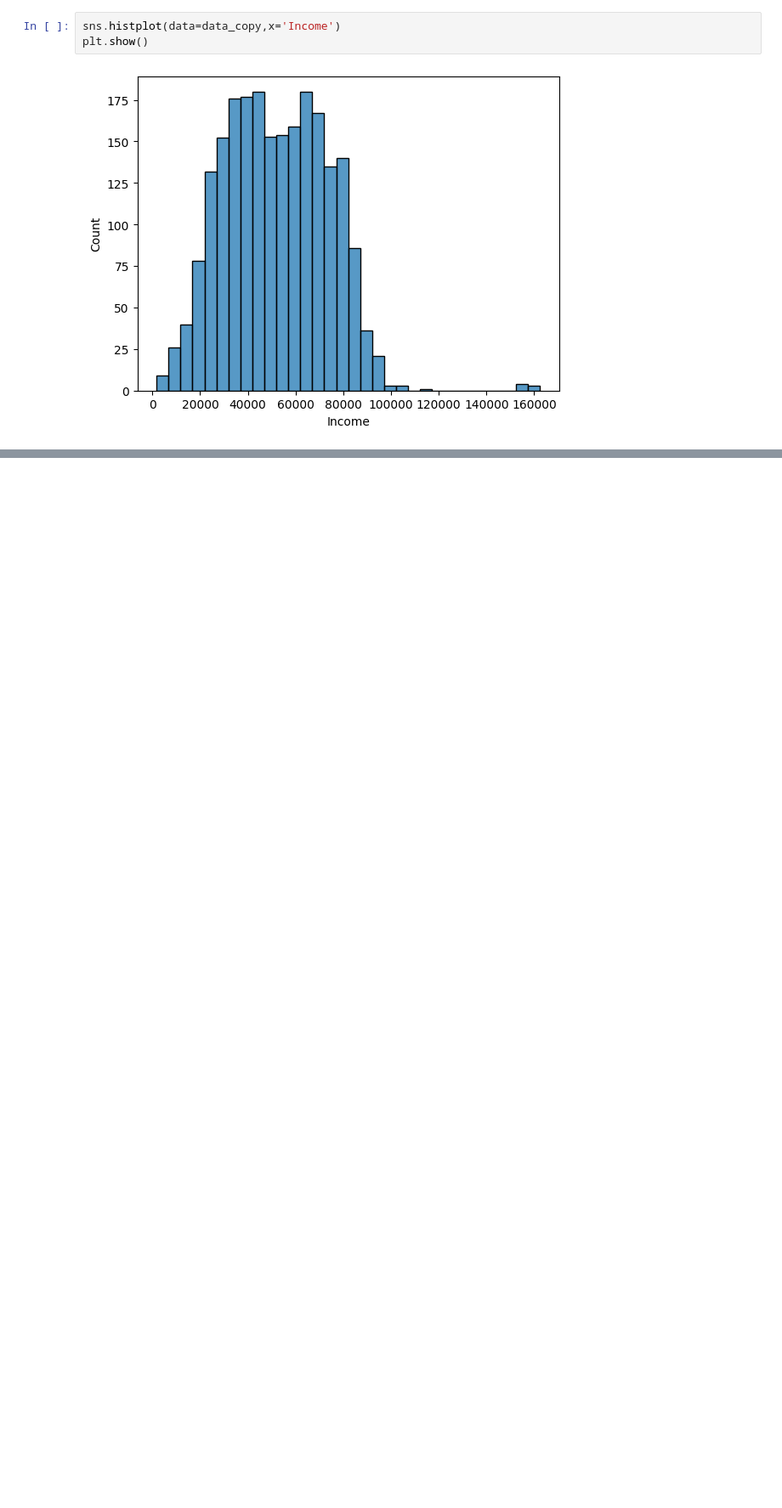
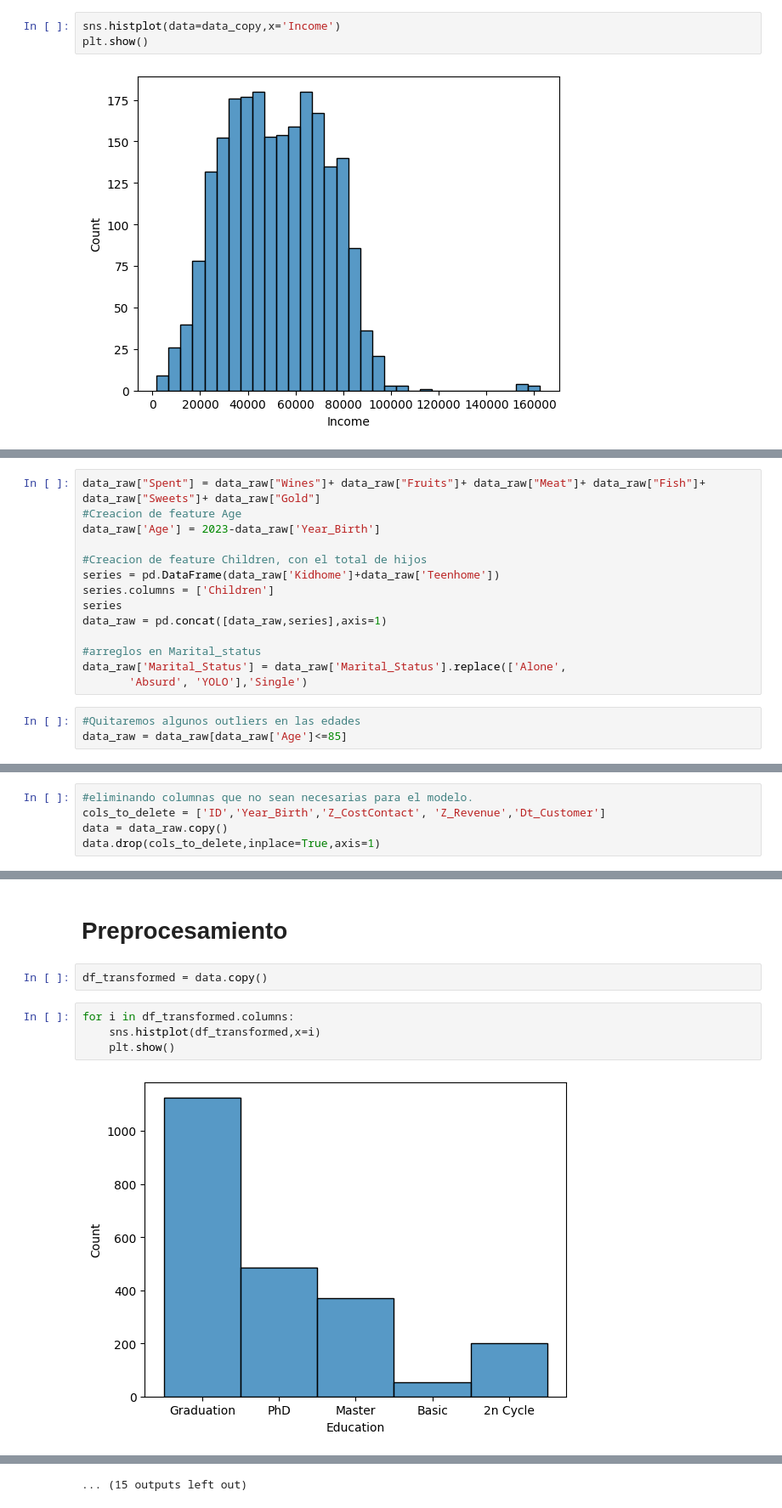
Before and after one commit to giraljv/Customer_personality_project, a Jupyter notebook: customer.ipynb, the cells around one changed output, grey strips where cells are left out. Shown at 85% size. Cells and saved outputs as stored; diff of their text form; blank space fills up the shorter version.

```diff
--- a/customer.ipynb
+++ b/customer.ipynb
@@ -129,0 +157,17 @@ new_income_null
+# %%
+data_raw["Spent"] = data_raw["Wines"]+ data_raw["Fruits"]+ data_raw["Meat"]+ data_raw["Fish"]+ data_raw["Sweets"]+ data_raw["Gold"]
+#Creacion de feature Age
+data_raw['Age'] = 2023-data_raw['Year_Birth']
+
+#Creacion de feature Children, con el total de hijos
+series = pd.DataFrame(data_raw['Kidhome']+data_raw['Teenhome'])
+series.columns = ['Children']
+series
+data_raw = pd.concat([data_raw,series],axis=1)
+
+#arreglos en Marital_status
+data_raw['Marital_Status'] = data_raw['Marital_Status'].replace(['Alone',
+       'Absurd', 'YOLO'],'Single')
+# %%
+#Quitaremos algunos outliers en las edades
+data_raw = data_raw[data_raw['Age']<=85]
@@ -129,0 +187,5 @@ new_income_null
+# %%
+#eliminando columnas que no sean necesarias para el modelo.
+cols_to_delete = ['ID','Year_Birth','Z_CostContact', 'Z_Revenue','Dt_Customer']
+data = data_raw.copy()
+data.drop(cols_to_delete,inplace=True,axis=1)
@@ -129,0 +208,10 @@ new_income_null
+# %% [markdown]
+# Preprocesamiento
+# %%
+df_transformed = data.copy()
+# %%
+for i in df_transformed.columns:
+    sns.histplot(df_transformed,x=i)
+    plt.show()
+# %% [output]
+[figure, added]
@@ -129,0 +229 @@ new_income_null
+... (15 outputs left out)
```
Also changed, not shown: parts of 67 cells of this notebook.
